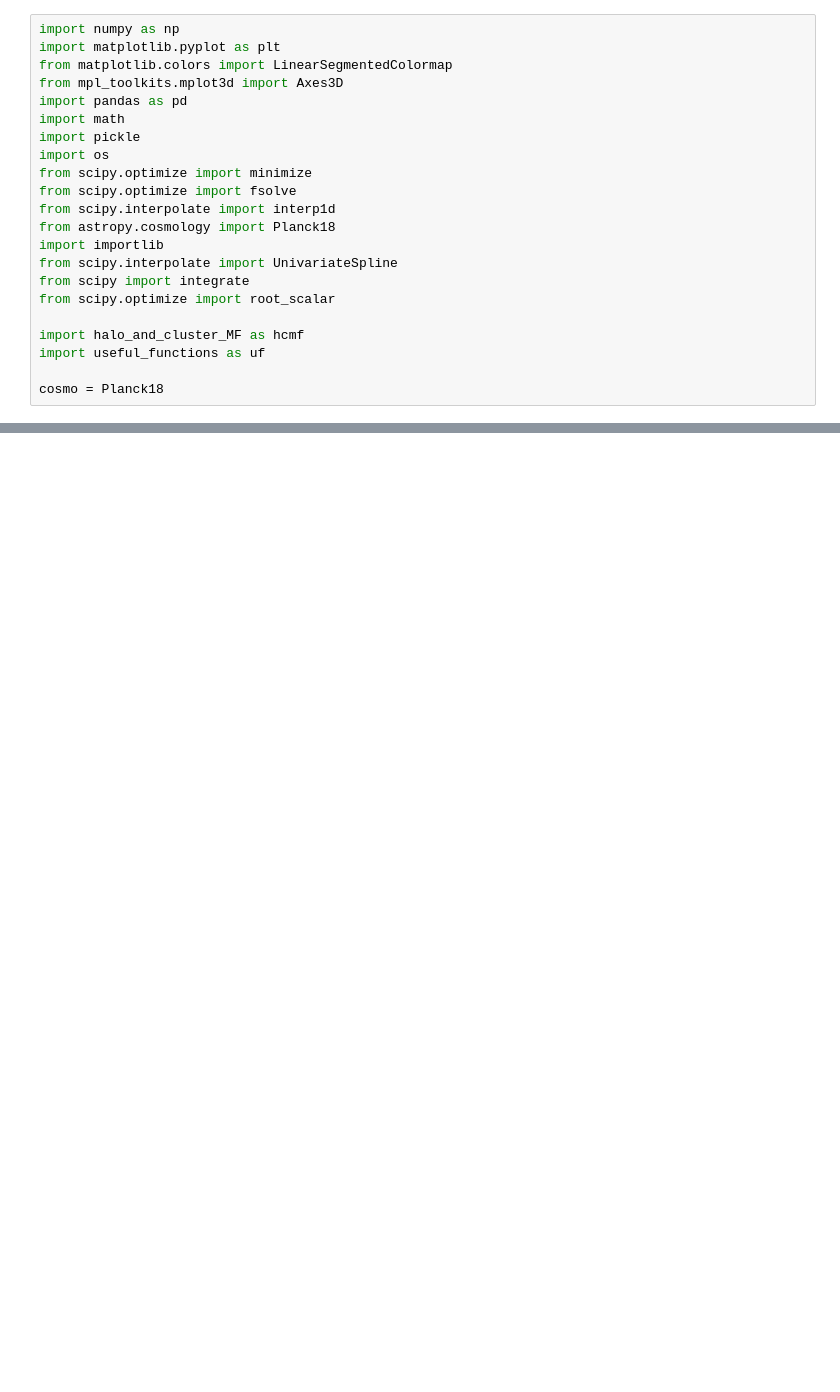
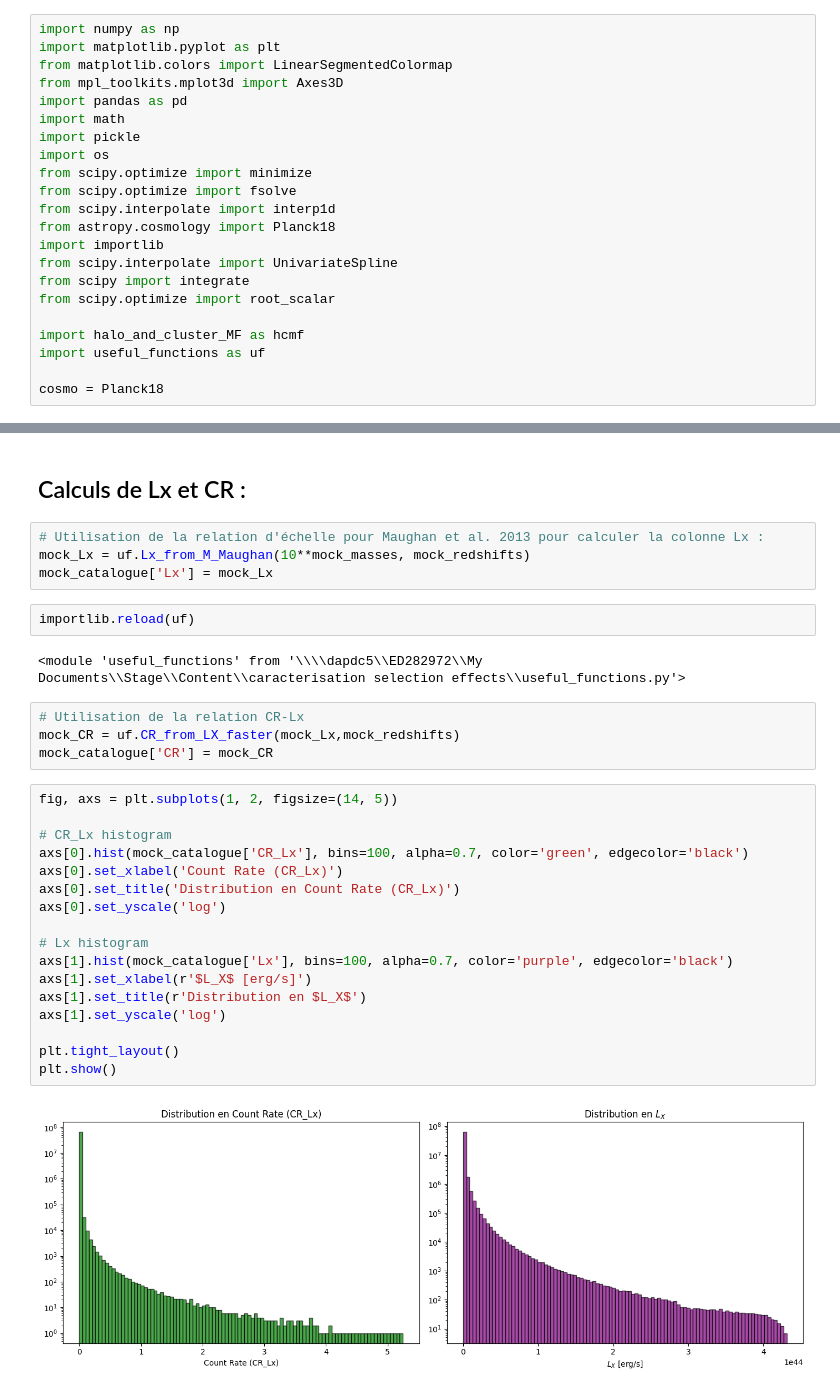
Before and after one commit to EmileD123/M2_Internship_clusters_cross_X_optical, a Jupyter notebook: caracterisation selection effects/mock_catalogue_X_test_scaling.ipynb, the cells around one changed output, grey strips where cells are left out. Drawn from its saved outputs; the diff is of its cells as text; blank space fills up the shorter version.

```diff
--- a/caracterisation selection effects/mock_catalogue_X_test_scaling.ipynb
+++ b/caracterisation selection effects/mock_catalogue_X_test_scaling.ipynb
@@ -54,0 +147,33 @@ np.float64(0.0343434343434339)
+# %% [markdown]
+## Calculs de Lx et CR :
+# %%
+# Utilisation de la relation d'échelle pour Maughan et al. 2013 pour calculer la colonne Lx :
+mock_Lx = uf.Lx_from_M_Maughan(10**mock_masses, mock_redshifts)
+mock_catalogue['Lx'] = mock_Lx
+# %%
+importlib.reload(uf)
+# %% [output]
+<module 'useful_functions' from '\\\\dapdc5\\ED282972\\My Documents\\Stage\\Content\\caracterisation selection effects\\useful_functions.py'>
+# %%
+# Utilisation de la relation CR-Lx
+mock_CR = uf.CR_from_LX_faster(mock_Lx,mock_redshifts)
+mock_catalogue['CR'] = mock_CR
+# %%
+fig, axs = plt.subplots(1, 2, figsize=(14, 5))
+
+# CR_Lx histogram
+axs[0].hist(mock_catalogue['CR_Lx'], bins=100, alpha=0.7, color='green', edgecolor='black')
+axs[0].set_xlabel('Count Rate (CR_Lx)')
+axs[0].set_title('Distribution en Count Rate (CR_Lx)')
+axs[0].set_yscale('log')
+
+# Lx histogram
+axs[1].hist(mock_catalogue['Lx'], bins=100, alpha=0.7, color='purple', edgecolor='black')
+axs[1].set_xlabel(r'$L_X$ [erg/s]')
+axs[1].set_title(r'Distribution en $L_X$')
+axs[1].set_yscale('log')
+
+plt.tight_layout()
+plt.show()
+# %% [output]
+[figure, added]
```
Also changed, not shown: parts of 38 cells of this notebook, 2 other files.
